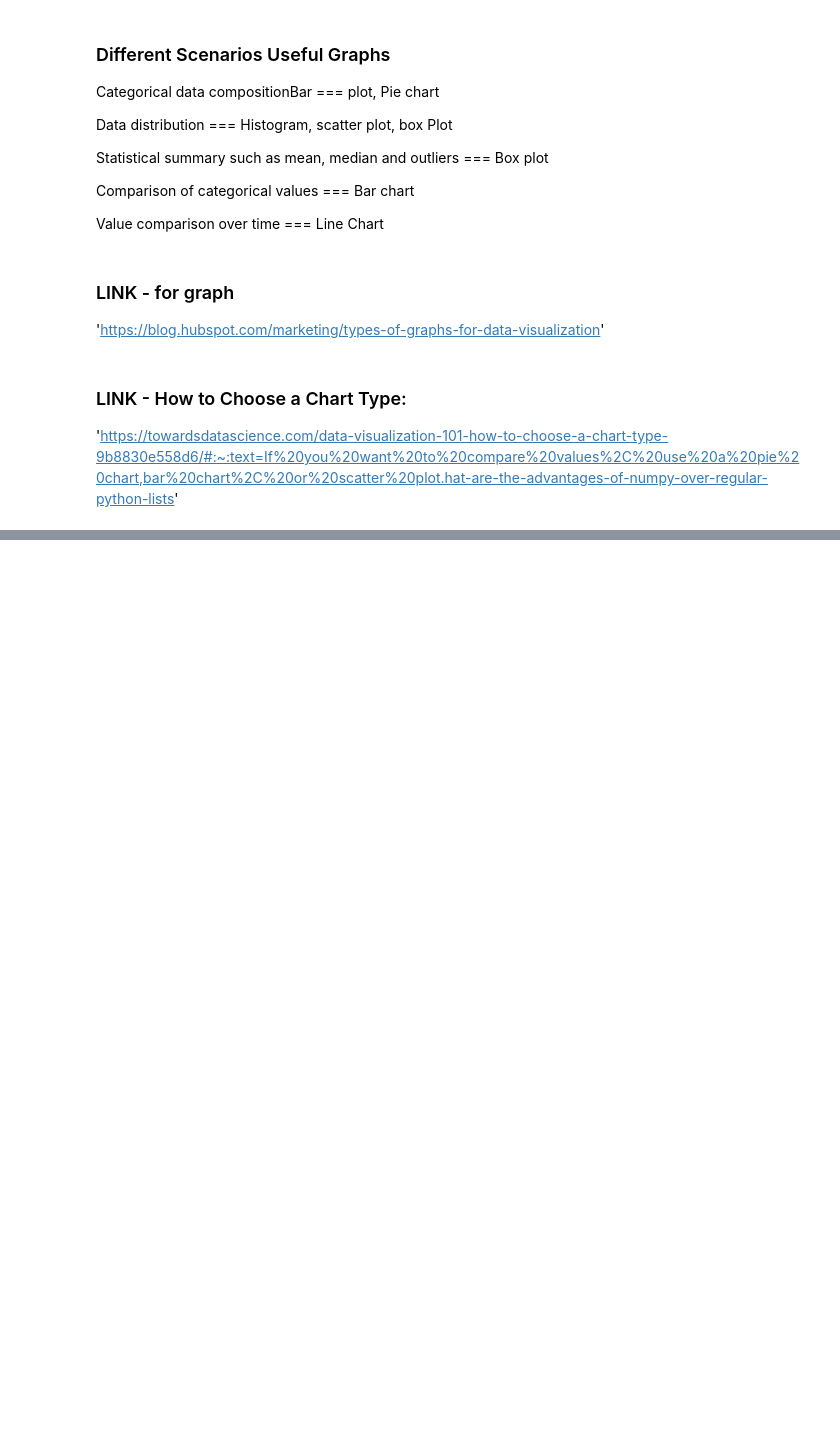
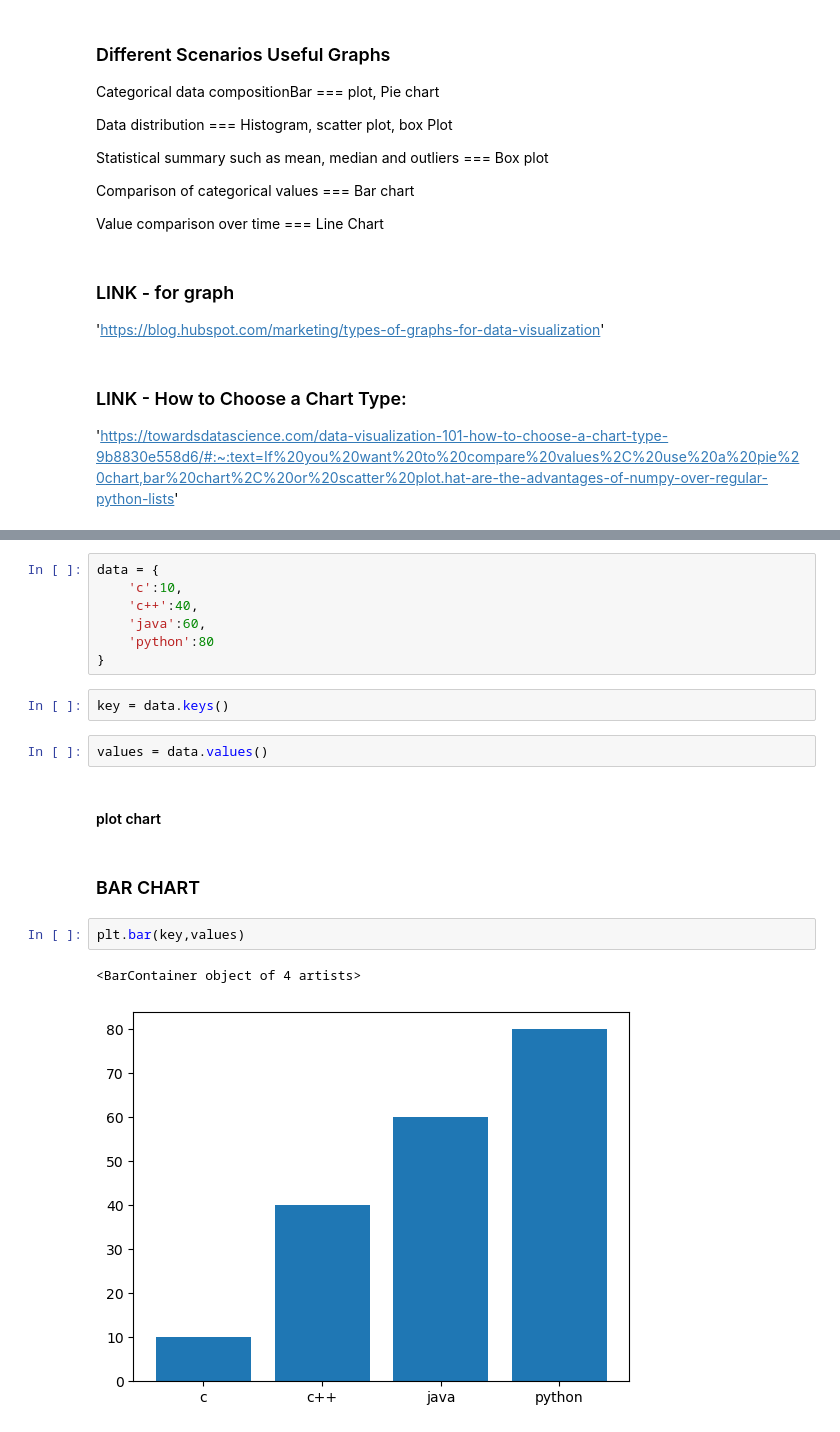
Before and after one commit to anishverma870/data-analytics-PYTHON, a Jupyter notebook: library/Data Visualisation/Matplotlib/Matplotlib.ipynb, the cells around one changed output, grey strips where cells are left out. Saved outputs shown, nothing was run; the diff lists cells and outputs as text; blank space fills up the shorter version.

Commit message:
matplotlib
complete - bar chart , scartter chart and linee chart

```diff
--- a/library/Data Visualisation/Matplotlib/Matplotlib.ipynb
+++ b/library/Data Visualisation/Matplotlib/Matplotlib.ipynb
@@ -112,0 +117,20 @@ Value comparison over time  ===  Line Chart
+# %%
+data = {
+    'c':10,
+    'c++':40,
+    'java':60,
+    'python':80
+}
+# %%
+key = data.keys()
+# %%
+values = data.values()
+# %% [markdown]
+#### plot chart
+# %% [markdown]
+### BAR CHART
+# %%
+plt.bar(key,values)
+# %% [output]
+<BarContainer object of 4 artists>
+[figure, added]
```
Also changed, not shown: parts of 17 cells of this notebook.
